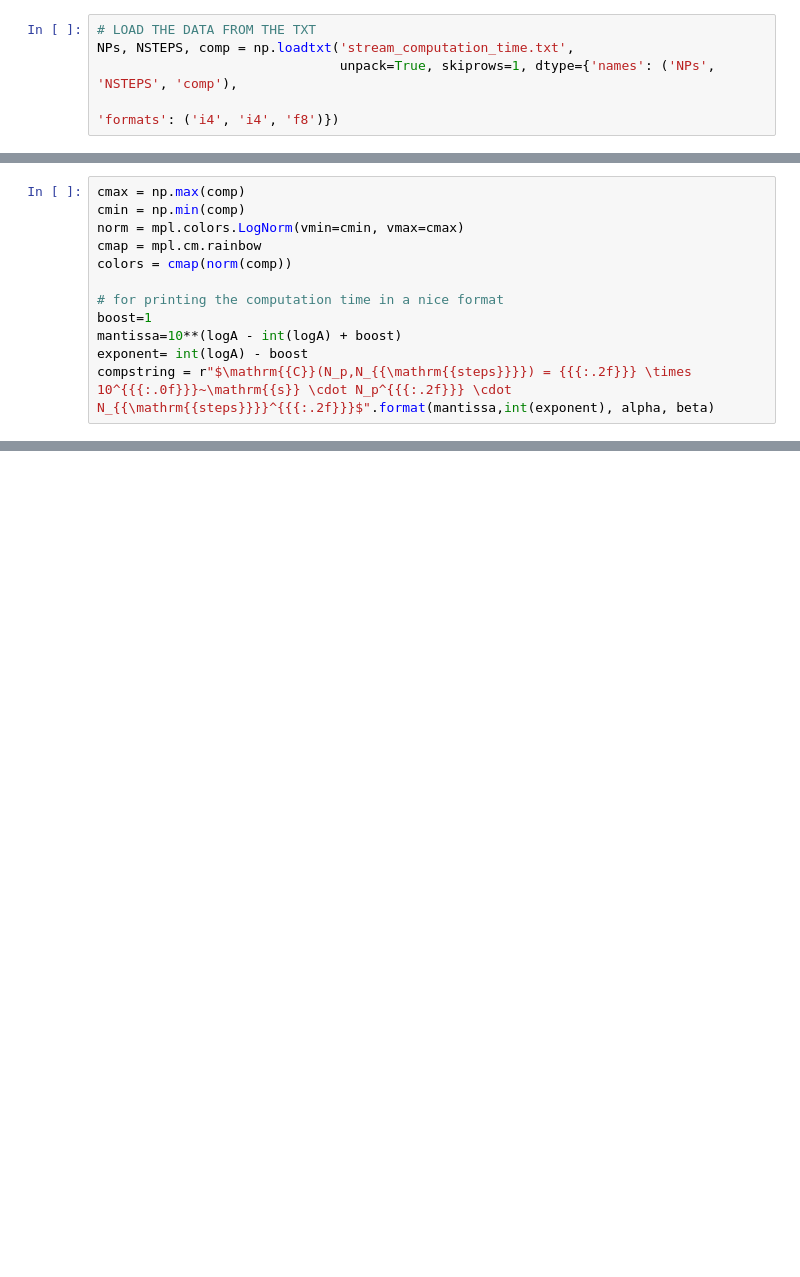
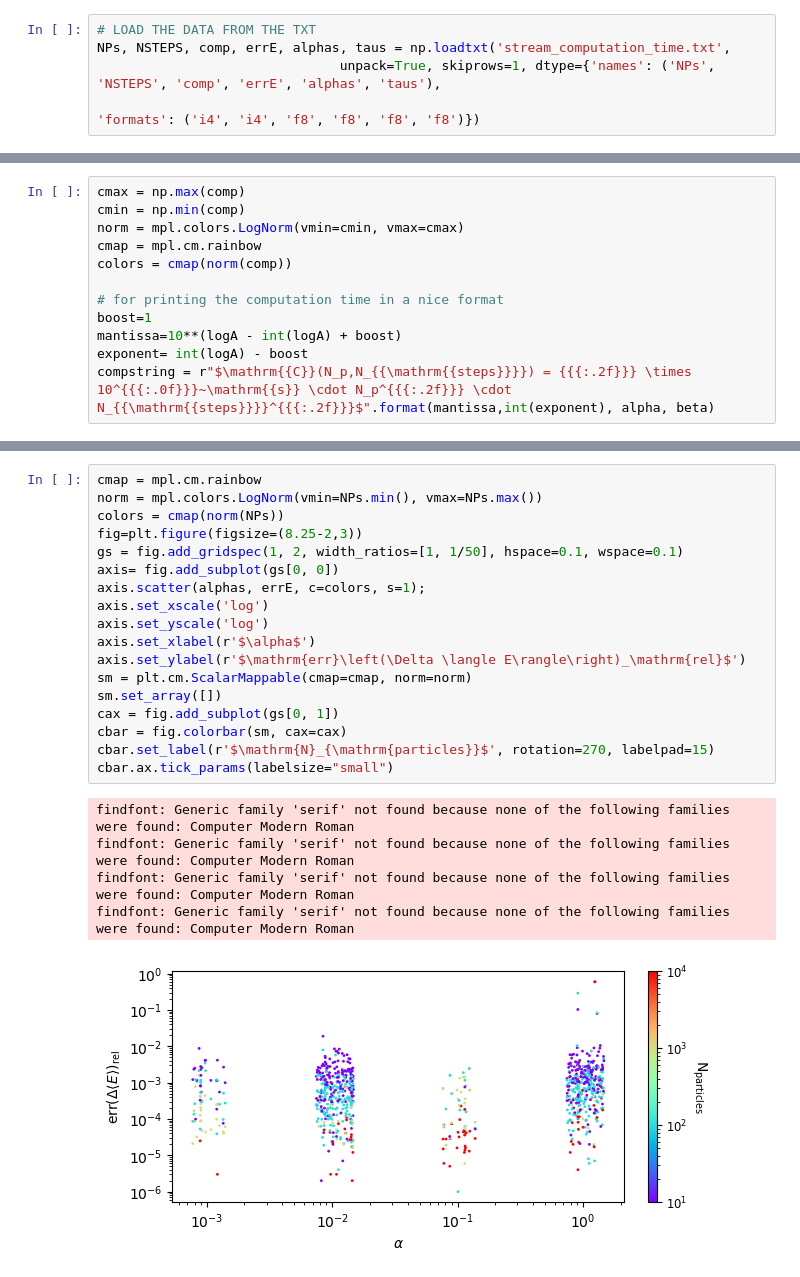
Before and after one commit to salvatore-ferrone/phd-thesis-ferrone, a Jupyter notebook: demos/numericalError/stream_computation_time.ipynb, the cells around one changed output, grey strips where cells are left out. Drawn from its saved outputs; the diff is of its cells as text; blank space fills up the shorter version.

```diff
--- a/demos/numericalError/stream_computation_time.ipynb
+++ b/demos/numericalError/stream_computation_time.ipynb
@@ -56,8 +87,8 @@ if ONTYCHO:
 # %%
 # LOAD THE DATA FROM THE TXT
-NPs, NSTEPS, comp = np.loadtxt('stream_computation_time.txt',
-                               unpack=True, skiprows=1, dtype={'names': ('NPs', 'NSTEPS', 'comp'),
-                                                                                 'formats': ('i4', 'i4', 'f8')})
+NPs, NSTEPS, comp, errE, alphas, taus = np.loadtxt('stream_computation_time.txt',
+                               unpack=True, skiprows=1, dtype={'names': ('NPs', 'NSTEPS', 'comp', 'errE', 'alphas', 'taus'),
+                                                                                 'formats': ('i4', 'i4', 'f8', 'f8', 'f8', 'f8')})
 # %%
 # fit the log of the time
 logNPS = np.log10(NPs)
@@ -152,0 +182,24 @@ findfont: Generic family 'serif' not found because none of the following familie
+# %%
+cmap = mpl.cm.rainbow
+norm = mpl.colors.LogNorm(vmin=NPs.min(), vmax=NPs.max())
+colors = cmap(norm(NPs))
+fig=plt.figure(figsize=(8.25-2,3))
+gs = fig.add_gridspec(1, 2, width_ratios=[1, 1/50], hspace=0.1, wspace=0.1)
+axis= fig.add_subplot(gs[0, 0])
+axis.scatter(alphas, errE, c=colors, s=1);
+axis.set_xscale('log')
+axis.set_yscale('log')
+axis.set_xlabel(r'$\alpha$')
+axis.set_ylabel(r'$\mathrm{err}\left(\Delta \langle E\rangle\right)_\mathrm{rel}$')
+sm = plt.cm.ScalarMappable(cmap=cmap, norm=norm)
+sm.set_array([])
+cax = fig.add_subplot(gs[0, 1])
+cbar = fig.colorbar(sm, cax=cax)
+cbar.set_label(r'$\mathrm{N}_{\mathrm{particles}}$', rotation=270, labelpad=15)
+cbar.ax.tick_params(labelsize="small")
+# %% [output]
+findfont: Generic family 'serif' not found because none of the following families were found: Computer Modern Roman
+findfont: Generic family 'serif' not found because none of the following families were found: Computer Modern Roman
+findfont: Generic family 'serif' not found because none of the following families were found: Computer Modern Roman
+findfont: Generic family 'serif' not found because none of the following families were found: Computer Modern Roman
+[figure, added]
```
Also changed, not shown: parts of 3 cells of this notebook, 1 other file.
